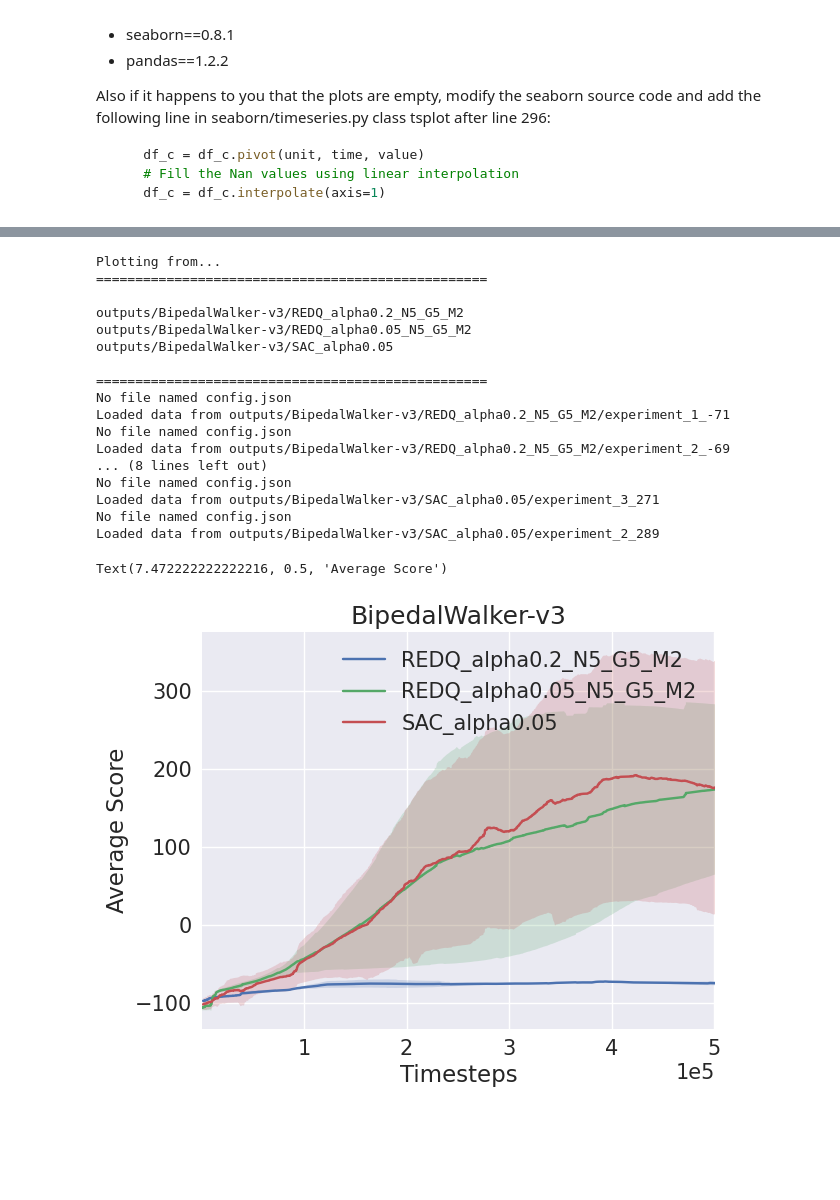
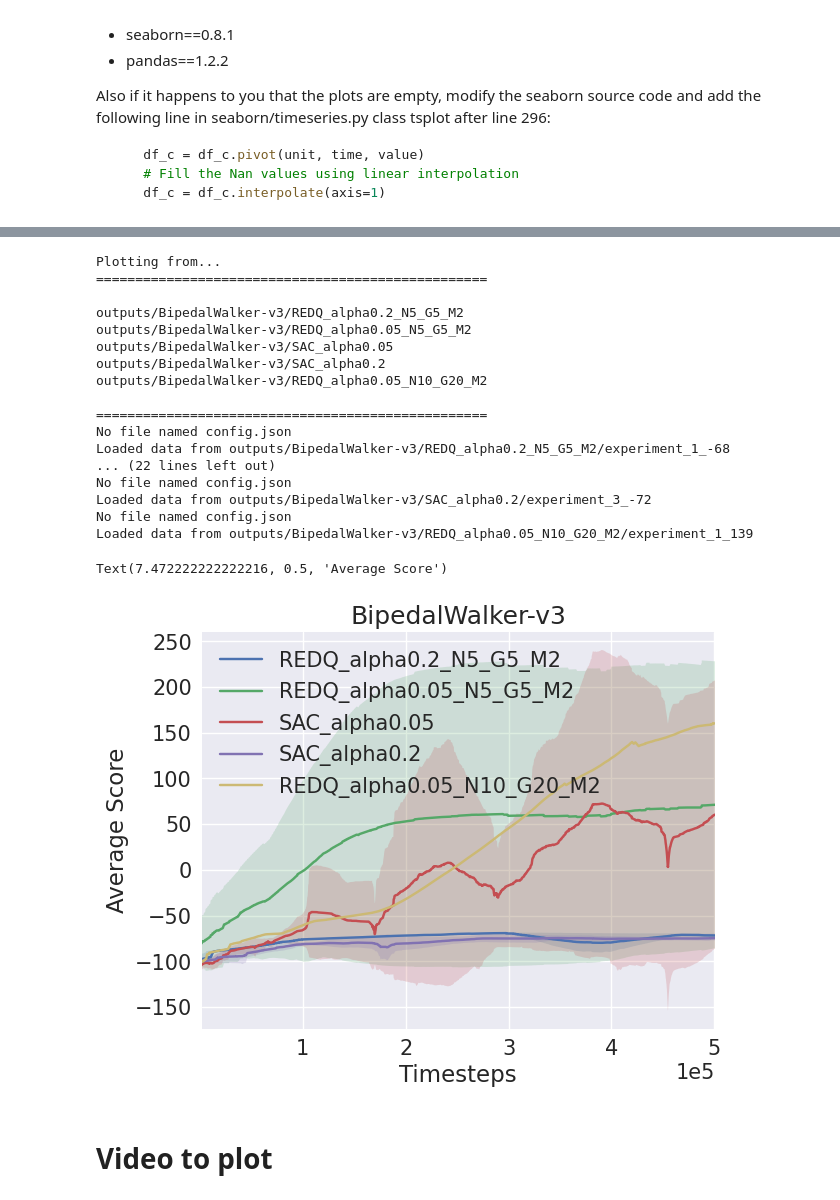
Before and after one commit to alberto-mate/REDQ, a Jupyter notebook: show_plots.ipynb, the cells around one changed output, grey strips where cells are left out. Cells and saved outputs as stored; diff of their text form; code cells hidden in the pictures; blank space fills up the shorter version.

```diff
--- a/show_plots.ipynb
+++ b/show_plots.ipynb
@@ -51,35 +55,41 @@ Text(7.472222222222216, 0.5, 'Average Score')
 # %%
+env_path_output = f"outputs/BipedalWalker-v3"
+env_name = env_path_output.split("/")[-1]
 make_plots(
-    ["outputs/BipedalWalker-v3/REDQ_alpha0.2_N5_G5_M2", "outputs/BipedalWalker-v3/REDQ_alpha0.05_N5_G5_M2", "outputs/BipedalWalker-v3/SAC_alpha0.05"],
+    [f"{env_path_output}/REDQ_alpha0.2_N5_G5_M2", f"{env_path_output}/REDQ_alpha0.05_N5_G5_M2",
+        f"{env_path_output}/SAC_alpha0.05", f"{env_path_output}/SAC_alpha0.2",
+        f"{env_path_output}/REDQ_alpha0.05_N10_G20_M2",],
     xaxis="timesteps_history",
-    legend=["REDQ_alpha0.2_N5_G5_M2", "REDQ_alpha0.05_N5_G5_M2", "SAC_alpha0.05"],
+    legend=["REDQ_alpha0.2_N5_G5_M2", "REDQ_alpha0.05_N5_G5_M2", "SAC_alpha0.05", "SAC_alpha0.2", "REDQ_alpha0.05_N10_G20_M2"],
     values=["score_history"],
     count=False,
     smooth=100,
     select=None,
     exclude=None,
     estimator="mean",
 )
-plt.title("BipedalWalker-v3")
+plt.title(env_name)
 plt.xlabel("Timesteps")
 plt.ylabel("Average Score")
 # %% [output]
 Plotting from...
 ==================================================
 
 outputs/BipedalWalker-v3/REDQ_alpha0.2_N5_G5_M2
 outputs/BipedalWalker-v3/REDQ_alpha0.05_N5_G5_M2
 outputs/BipedalWalker-v3/SAC_alpha0.05
+outputs/BipedalWalker-v3/SAC_alpha0.2
+outputs/BipedalWalker-v3/REDQ_alpha0.05_N10_G20_M2
 
 ==================================================
 No file named config.json
-Loaded data from outputs/BipedalWalker-v3/REDQ_alpha0.2_N5_G5_M2/experiment_1_-71
+Loaded data from outputs/BipedalWalker-v3/REDQ_alpha0.2_N5_G5_M2/experiment_1_-68
+... (22 lines left out)
 No file named config.json
-Loaded data from outputs/BipedalWalker-v3/REDQ_alpha0.2_N5_G5_M2/experiment_2_-69
-... (8 lines left out)
+Loaded data from outputs/BipedalWalker-v3/SAC_alpha0.2/experiment_3_-72
 No file named config.json
-Loaded data from outputs/BipedalWalker-v3/SAC_alpha0.05/experiment_3_271
-No file named config.json
-Loaded data from outputs/BipedalWalker-v3/SAC_alpha0.05/experiment_2_289
+Loaded data from outputs/BipedalWalker-v3/REDQ_alpha0.05_N10_G20_M2/experiment_1_139
 Text(7.472222222222216, 0.5, 'Average Score')
-[figure, old version]
+[figure, new version]
+# %% [markdown]
+# Video to plot
```
Also changed, not shown: parts of 3 cells of this notebook, 53 other files.
